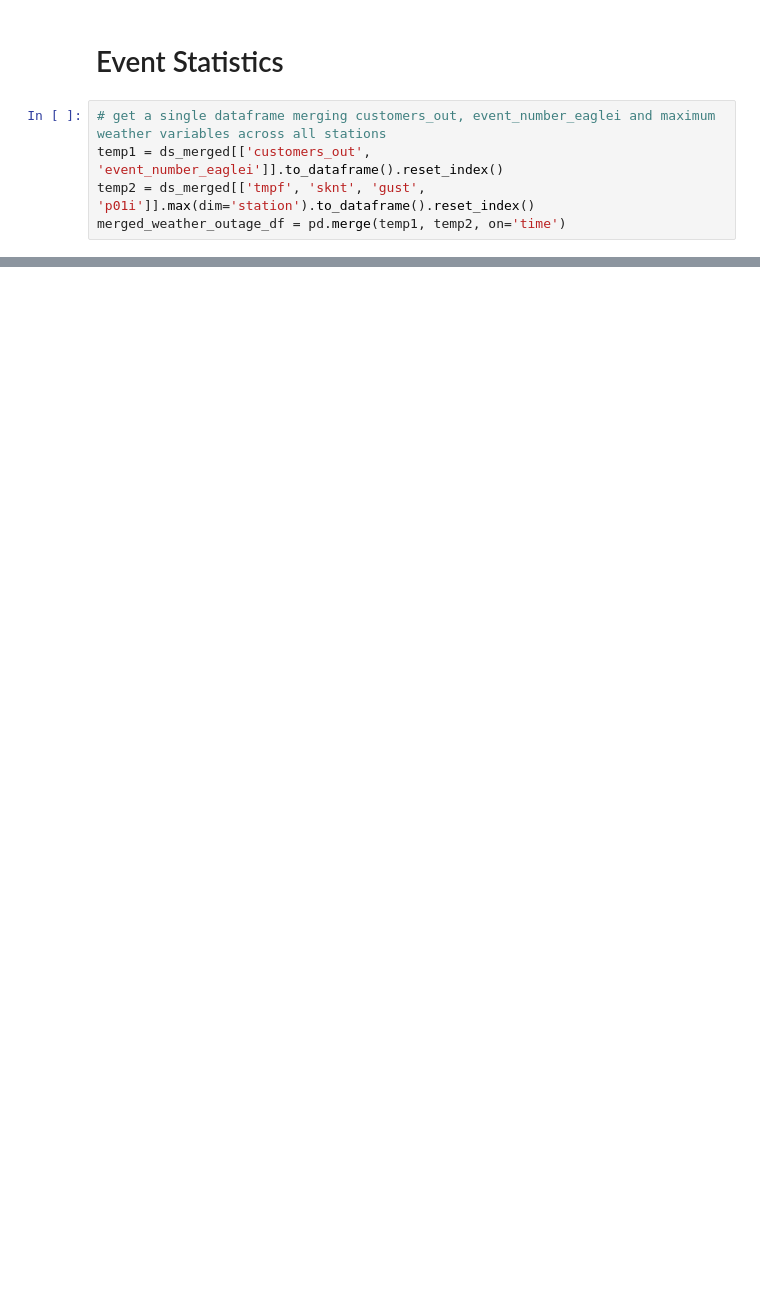
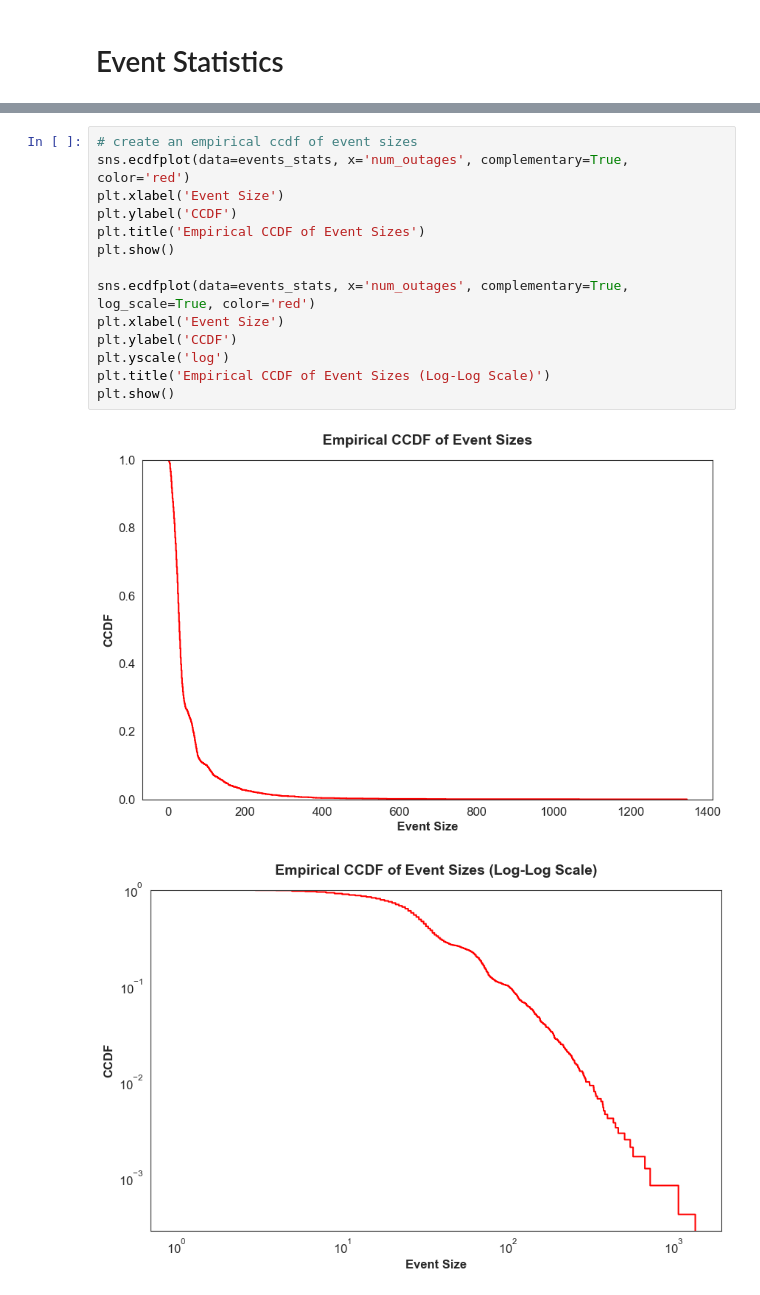
Before and after one commit to arslanleo/eagleiDataProcessor, a Jupyter notebook: analysis_examples.ipynb, the cells around one changed output, grey strips where cells are left out. Saved outputs shown, nothing was run; the diff lists cells and outputs as text; blank space fills up the shorter version.

```diff
--- a/analysis_examples.ipynb
+++ b/analysis_examples.ipynb
@@ -337,7 +331,2 @@ plt.show()
 # %% [markdown]
 # Event Statistics
-# %%
-# get a single dataframe merging customers_out, event_number_eaglei and maximum weather variables across all stations
-temp1 = ds_merged[['customers_out', 'event_number_eaglei']].to_dataframe().reset_index()
-temp2 = ds_merged[['tmpf', 'sknt', 'gust', 'p01i']].max(dim='station').to_dataframe().reset_index()
-merged_weather_outage_df = pd.merge(temp1, temp2, on='time')
@@ -359,0 +390,17 @@ merged_weather_outage_df
+# %%
+# create an empirical ccdf of event sizes
+sns.ecdfplot(data=events_stats, x='num_outages', complementary=True, color='red')
+plt.xlabel('Event Size')
+plt.ylabel('CCDF')
+plt.title('Empirical CCDF of Event Sizes')
+plt.show()
+
+sns.ecdfplot(data=events_stats, x='num_outages', complementary=True, log_scale=True, color='red')
+plt.xlabel('Event Size')
+plt.ylabel('CCDF')
+plt.yscale('log')
+plt.title('Empirical CCDF of Event Sizes (Log-Log Scale)')
+plt.show()
+# %% [output]
+[figure, added]
+[figure, added]
```
Also changed, not shown: parts of 7 cells of this notebook, 1 other file.
